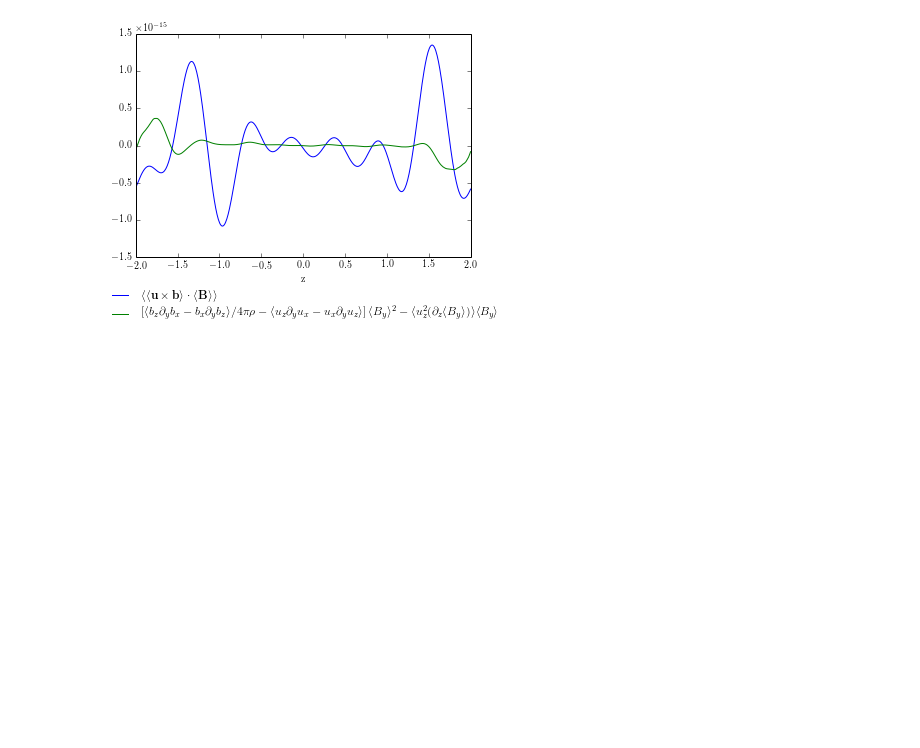
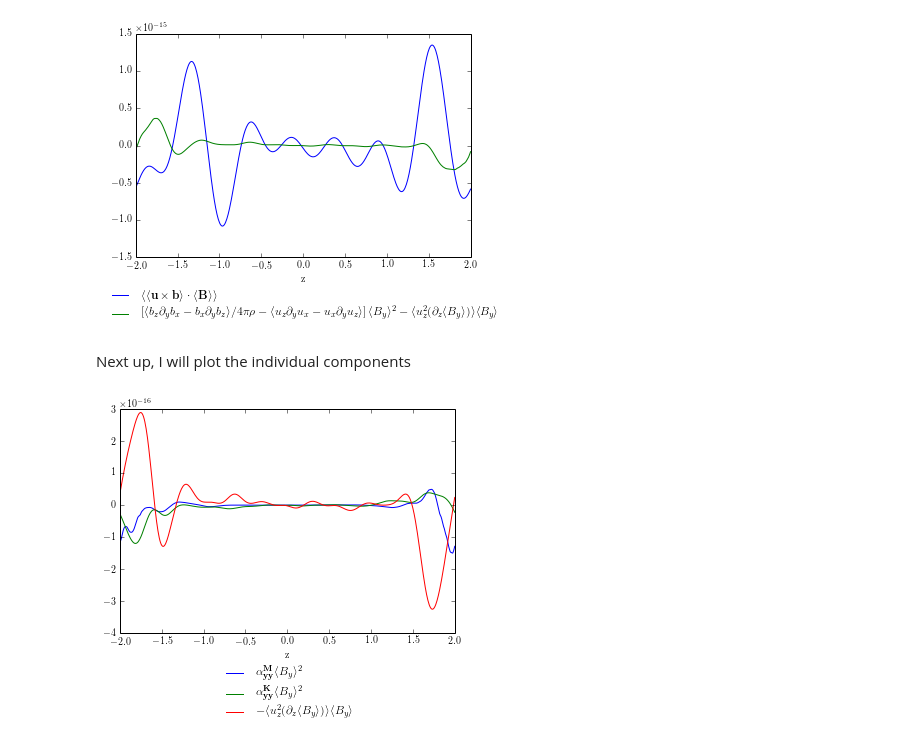
Before and after one commit to DrJeckyl/Python-ShearingBox-Analysis, a Jupyter notebook: PaperWorkflow.ipynb, the cells around one changed output. Cells and saved outputs as stored; diff of their text form; code cells hidden in the pictures; blank space fills up the shorter version.

Commit message:
Added a component plot for the EMF. Also fixed a potential error in the diffusion term, should be the large scale of J dot B.

```diff
--- a/PaperWorkflow.ipynb
+++ b/PaperWorkflow.ipynb
@@ -415,3 +415,17 @@ leg.get_frame().set_alpha(0.0)
 savefig(plot_path+"emf_helicity_compare_yy.pdf", bbox_extra_artists=(leg, ), bbox_inches='tight',pad_inches=0,transparent=True)
 # %% [output]
 [figure]
+# %% [markdown]
+Next up, I will plot the individual components
+# %%
+fig, axes = subplots(1,1)
+#axes.plot(z, func.zaverage(func.LargeScale(scale_transfer/2.))/9., label=r"$\langle \langle \mathbf{u} \times \mathbf{b} \rangle \cdot \langle \mathbf{B} \rangle \rangle $")
+axes.plot(z, func.zaverage(hc_yy/4./pi/rho*(B-b)[1]*(B-b)[1]), label=r"$\mathbf{\alpha_{yy}^M} \langle B_y \rangle^2 $")
+axes.plot(z, func.zaverage(h_yy*(B-b)[1]*(B-b)[1]), label=r"$\mathbf{\alpha_{yy}^K} \langle B_y \rangle^2 $")
+axes.plot(z, func.zaverage(-diffusion), label=r"$-\langle u_z^2 ( \partial_z \langle B_y \rangle )\rangle \langle B_y \rangle$")
+axes.set_xlabel('z')
+leg = axes.legend(loc='upper center', bbox_to_anchor = (0.5, -0.1))
+leg.get_frame().set_alpha(0.0)
+savefig(plot_path+"emf_helicity_components.pdf", bbox_extra_artists=(leg, ), bbox_inches='tight',pad_inches=0,transparent=True)
+# %% [output]
+[figure, added]
```
